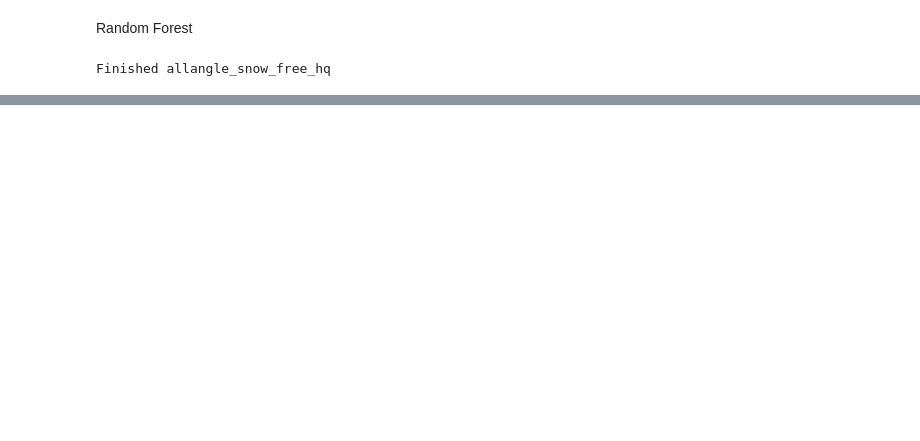
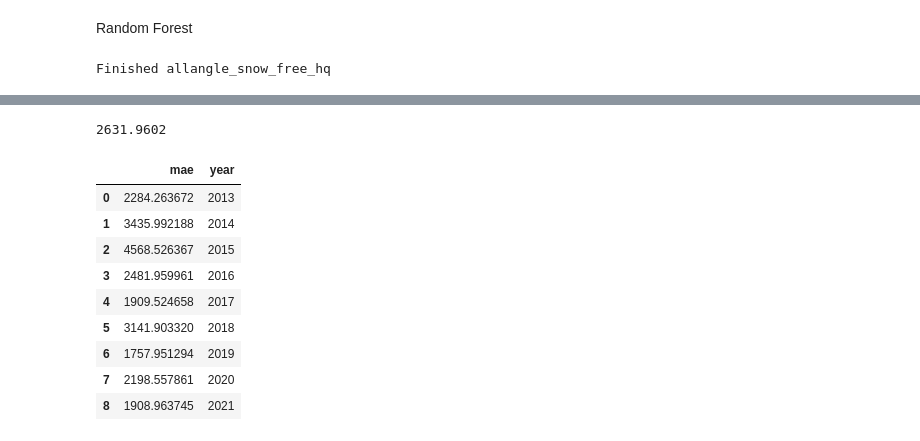
Before and after one commit to lollex90/masters-diss, a Jupyter notebook: models.ipynb, the cells around one changed output, grey strips where cells are left out. Cells and saved outputs as stored; diff of their text form; code cells hidden in the pictures; blank space fills up the shorter version.

```diff
--- a/models.ipynb
+++ b/models.ipynb
@@ -61,7 +66,7 @@ XGBoost
 # Define parameter grid for XGBoost
 param_grid_xgb = {
     'eta': [0.1, 0.2, 0.3, 0.4],
-    'gamma': [10, 20, 50, 100],
+    'gamma': [0, 5, 10, 20],
     'max_depth': [4, 6, 8, 10],
     'min_child_weight': [3, 4, 5, 6],
     'random_state': [0]
@@ -120,0 +228,18 @@ Finished allangle_snow_free_hq
+# %%
+# nn_results.to_csv("nn_results_aa_sf_hq.csv", index=False)
+print(nn_results["mae"].mean())
+# %% [output]
+2631.9602
+# %%
+nn_results
+# %% [output]
+|  | mae | year |
+| 0 | 2284.263672 | 2013 |
+| 1 | 3435.992188 | 2014 |
+| 2 | 4568.526367 | 2015 |
+| 3 | 2481.959961 | 2016 |
+| 4 | 1909.524658 | 2017 |
+| 5 | 3141.903320 | 2018 |
+| 6 | 1757.951294 | 2019 |
+| 7 | 2198.557861 | 2020 |
+| 8 | 1908.963745 | 2021 |
```
Also changed, not shown: parts of 9 cells of this notebook, 6 other files.
